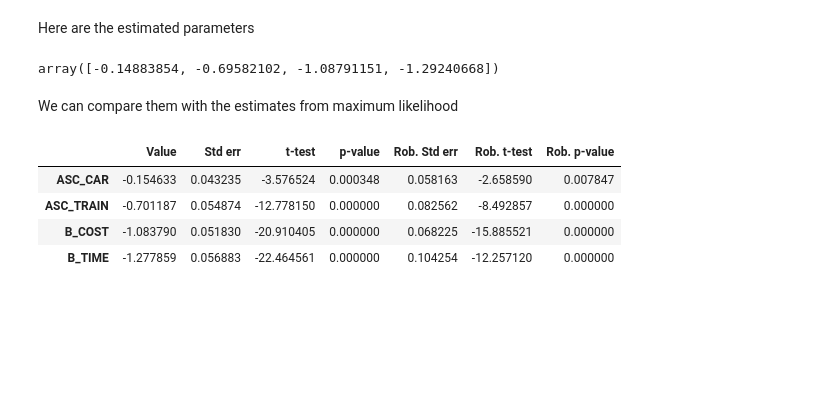
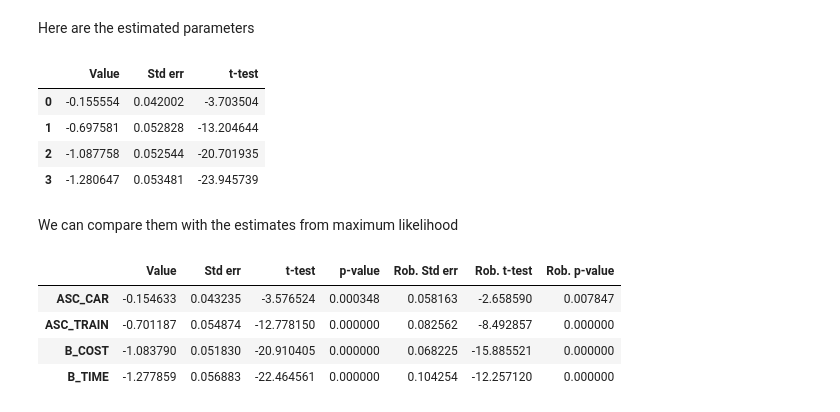
Before and after one commit to michelbierlaire/optimization_and_simulation, a Jupyter notebook: Metropolis Hastings - Biogeme - gradient.ipynb, the cells around one changed output. Cells and saved outputs as stored; diff of their text form; code cells hidden in the pictures; blank space fills up the shorter version.

```diff
--- a/Metropolis Hastings - Biogeme - gradient.ipynb
+++ b/Metropolis Hastings - Biogeme - gradient.ipynb
@@ -256,9 +235,15 @@ Effective number of simulation draws: [149.7718465  122.70515558 123.06242066 13
 # %% [markdown]
 Here are the estimated parameters
 # %%
+estimates = pd.DataFrame({'Value': estimates, 'Std err': [np.std(d) for d in draws]})
+estimates['t-test'] = estimates['Value'] / estimates['Std err']
 estimates
 # %% [output]
-array([-0.14883854, -0.69582102, -1.08791151, -1.29240668])
+|  | Value | Std err | t-test |
+| 0 | -0.155554 | 0.042002 | -3.703504 |
+| 1 | -0.697581 | 0.052828 | -13.204644 |
+| 2 | -1.087758 | 0.052544 | -20.701935 |
+| 3 | -1.280647 | 0.053481 | -23.945739 |
 # %% [markdown]
 We can compare them with the estimates from maximum likelihood
 # %%
```
Also changed, not shown: parts of 7 cells of this notebook.
